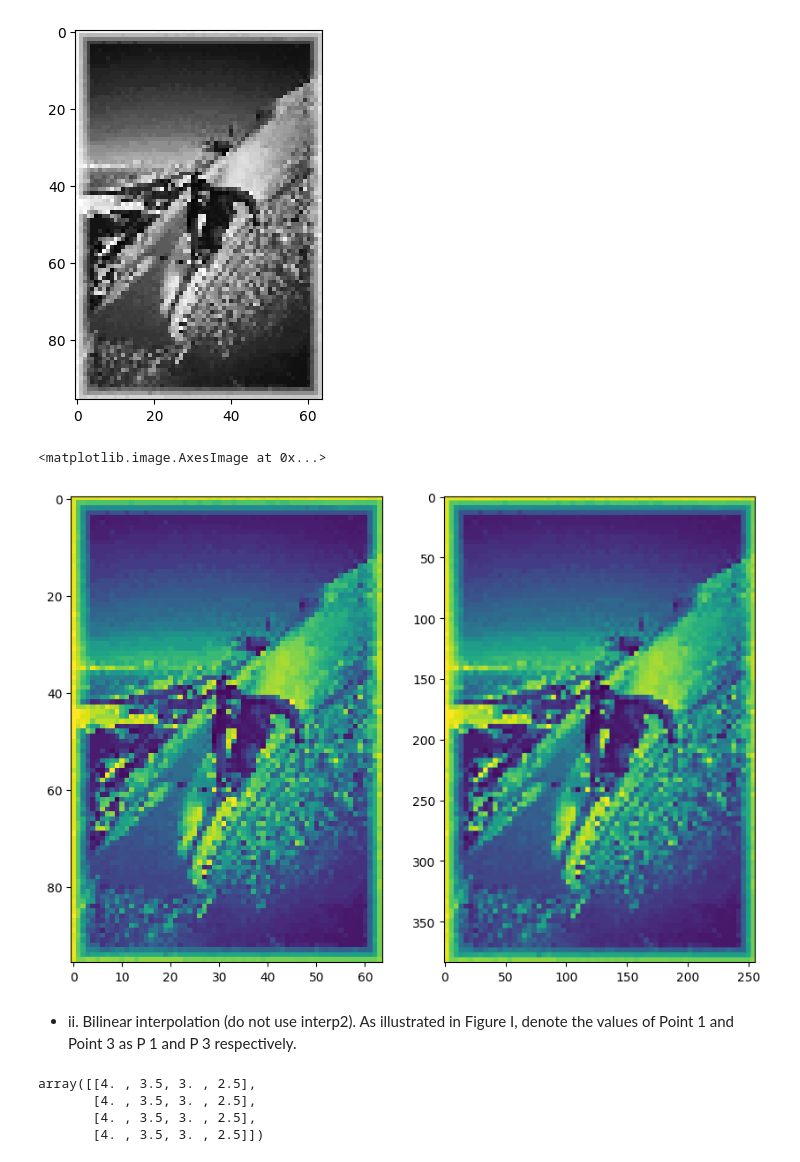
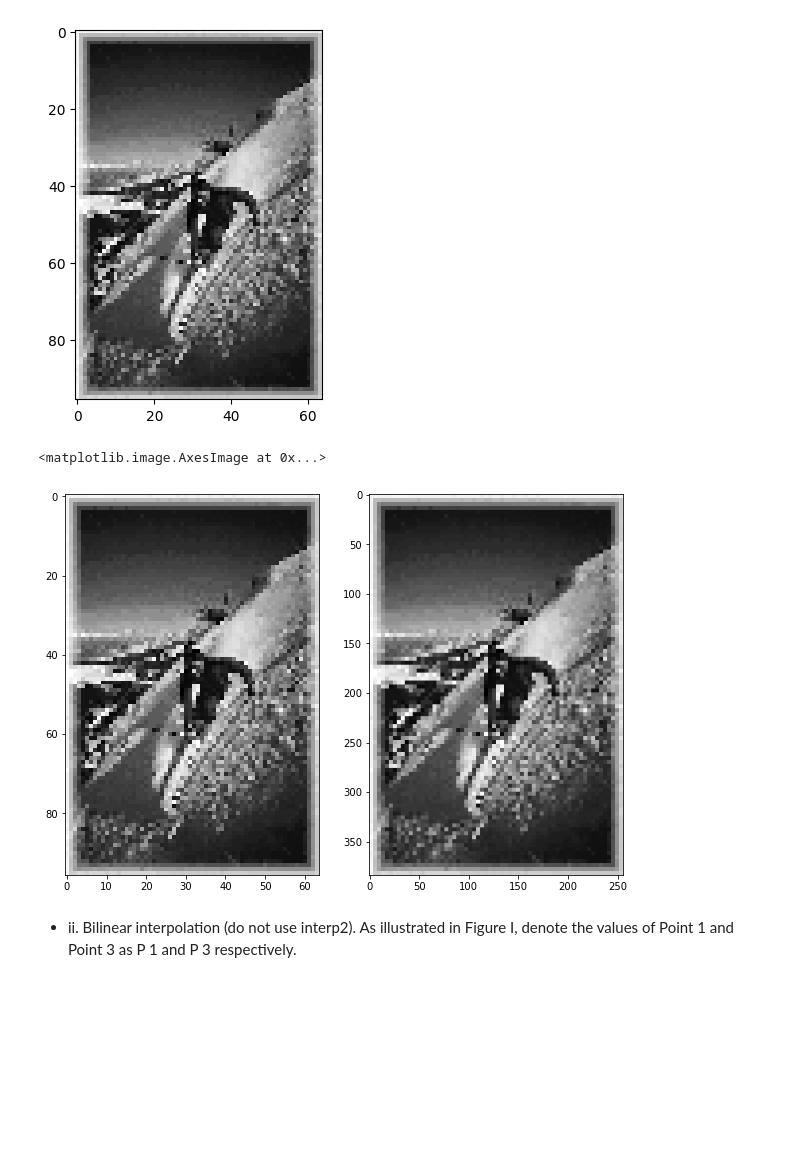
Before and after one commit to ngtuetam/DIP_2022, a Jupyter notebook: assignment_1/notebook/assign1_4.ipynb, the cells around one changed output. Saved outputs shown, nothing was run; the diff lists cells and outputs as text; code cells hidden in the pictures; blank space fills up the shorter version.

```diff
--- a/assignment_1/notebook/assign1_4.ipynb
+++ b/assignment_1/notebook/assign1_4.ipynb
@@ -64,11 +67,12 @@ def resolute_image_a2(image):
     return resoluted_img
 # %%
 image = np.loadtxt(img_filepath)
-Y2 = resolute_image_a1(image)
+n = 4
+Y2 = resolute_image_a2(image,n)
 
 plt.subplot(1,2,1)
-plt.imshow(image)
+plt.imshow(image, cmap='gray')
 plt.subplot(1,2,2)
-plt.imshow(Y2)
+plt.imshow(Y2, cmap='gray')
 # %% [output]
 <matplotlib.image.AxesImage at 0x...>
@@ -90,41 +94,43 @@ plt.imshow(image, cmap='gray')
 <matplotlib.image.AxesImage at 0x...>
 [figure]
 # %%
-def enlarge_image_b1(image):
+def enlarge_image_b1(image, n):
     """
-    Enlarge Image by a factor of 4 in both horizontal and vertical dimensions using Pixel repeating.
+    Enlarge Image by a factor of n in both horizontal and vertical dimensions using Pixel repeating.
 
     Args:
         image (np.array) : input image as numpy array
+        n (scalar) : scale factor
 
     Returns:
         enlarged_img (np.array): enlarged image
 
     Raises:
         ValueError: if not 2-D image
     """
     if len(image.shape) != 2:
         raise ValueError('Input image must be gray scale (2-D matrix)!')
 
     h, w = image.shape
-    enlarged_img = np.zeros(shape=(h*4, w*4), dtype=image.dtype)
+    enlarged_img = np.zeros(shape=(h*n, w*n), dtype=image.dtype)
 
-    for i in range(h*4):
-        for j in range(w*4):
-            enlarged_img[i,j] = image[int(i/4),int(j/4)]
+    for i in range(h*n):
+        for j in range(w*n):
+            enlarged_img[i,j] = image[int(i/n),int(j/n)]
 
     return enlarged_img
 
 load_asc_img = lambda img_fp: np.loadtxt(img_fp)
 image = load_asc_img('/home/ngtuetam/workspace/DIP_2022/assignment_1/notebook/y1_result.asc')
-enlarged_img = enlarge_image_b1(image)
+n = 4
+enlarged_img = enlarge_image_b1(image,n)
 
 plt.rcParams['figure.figsize'] = [10, 15]
 plt.subplot(1,2,1)
-plt.imshow(image)
+plt.imshow(image, cmap='gray')
 
 plt.subplot(1,2,2)
-plt.imshow(enlarged_img)
+plt.imshow(enlarged_img, cmap='gray')
 # %% [output]
 <matplotlib.image.AxesImage at 0x...>
-[figure, old version]
+[figure, new version]
@@ -142,7 +141,0 @@ for i in range(h*2):
-# %%
-b
-# %% [output]
-array([[4. , 3.5, 3. , 2.5],
-       [4. , 3.5, 3. , 2.5],
-       [4. , 3.5, 3. , 2.5],
-       [4. , 3.5, 3. , 2.5]])
```
Also changed, not shown: parts of 6 cells of this notebook.
